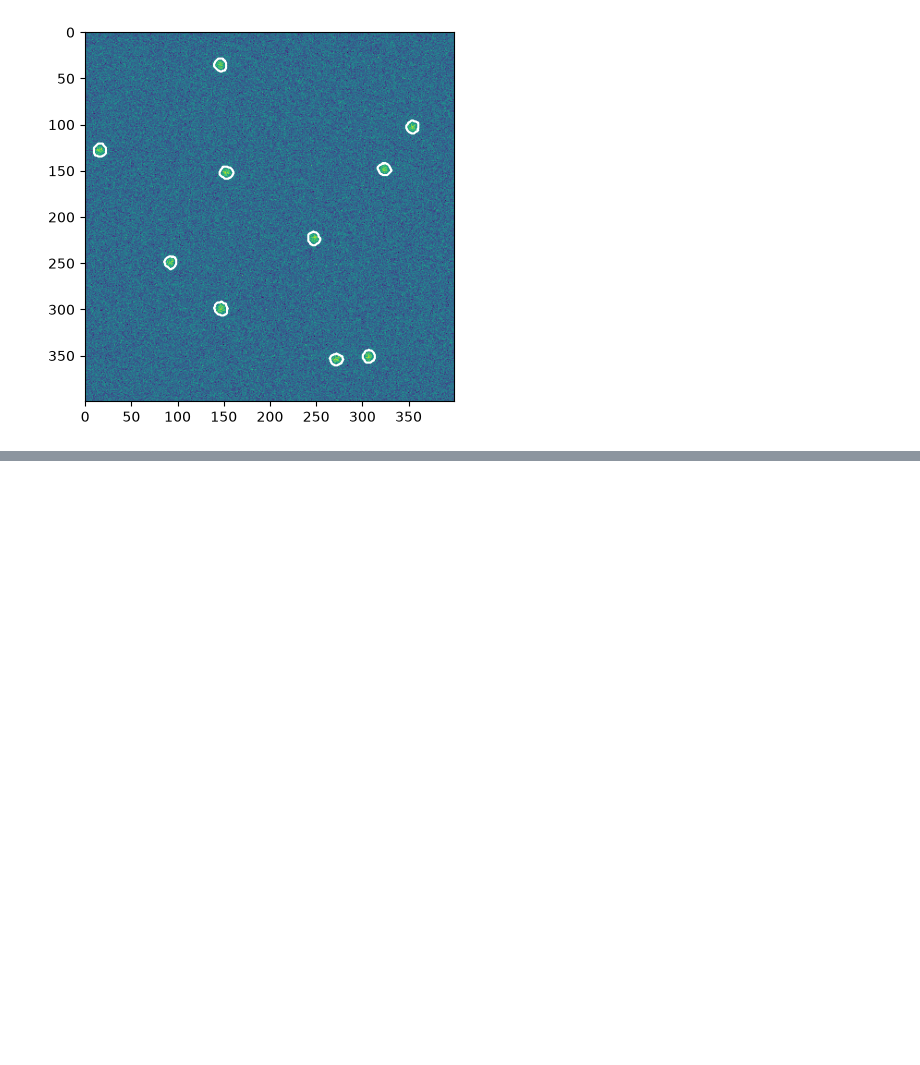
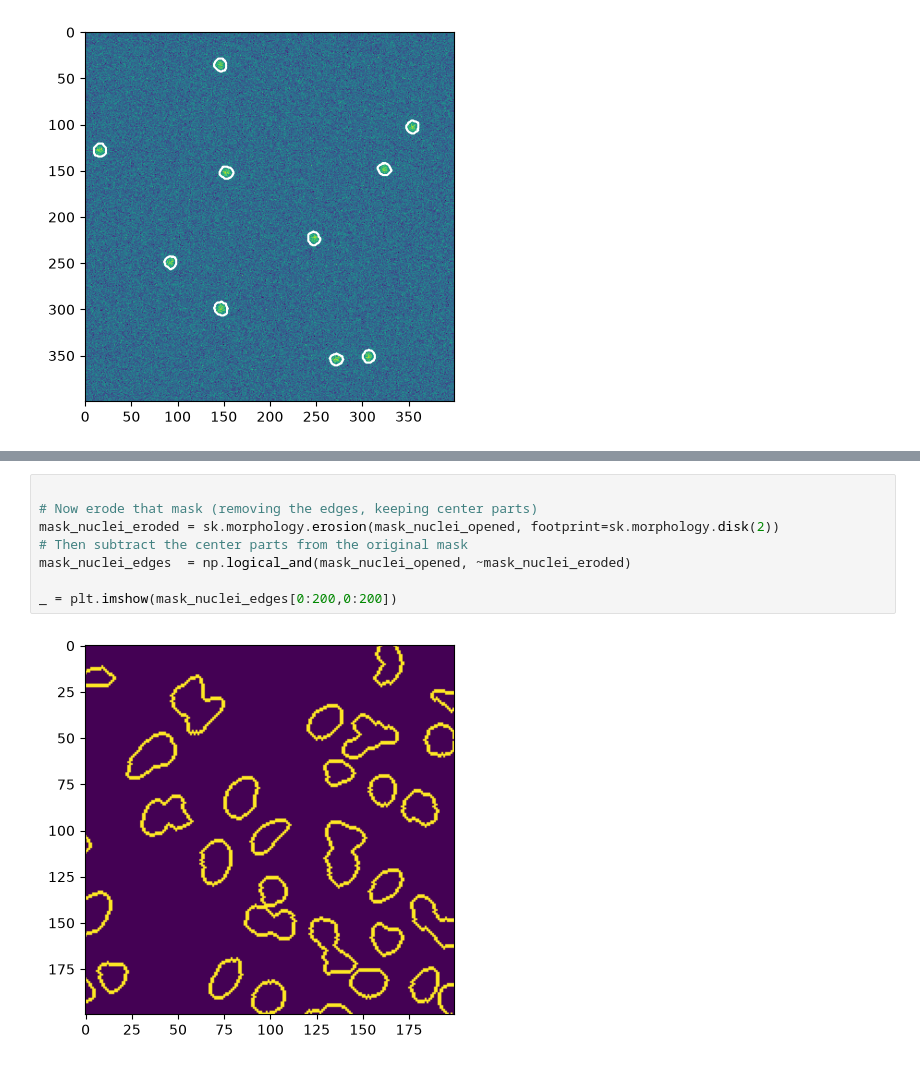
Before and after one commit to NL-BioImaging/NL-BioImageAnalysis-course2026, a Jupyter notebook: day_1/image_processing/Image_processing_fundamentals_pt1_answers.ipynb, the cells around one changed output, grey strips where cells are left out. Drawn from its saved outputs; the diff is of its cells as text; blank space fills up the shorter version.

```diff
--- a/day_1/image_processing/Image_processing_fundamentals_pt1_answers.ipynb
+++ b/day_1/image_processing/Image_processing_fundamentals_pt1_answers.ipynb
@@ -108,0 +87,10 @@ _ = plt.contour(mask_points, colors='w', levels=[0.5])
+# %%
+
+# Now erode that mask (removing the edges, keeping center parts)
+mask_nuclei_eroded = sk.morphology.erosion(mask_nuclei_opened, footprint=sk.morphology.disk(2))
+# Then subtract the center parts from the original mask
+mask_nuclei_edges  = np.logical_and(mask_nuclei_opened, ~mask_nuclei_eroded)
+
+_ = plt.imshow(mask_nuclei_edges[0:200,0:200])
+# %% [output]
+[figure, added]
```
Also changed, not shown: parts of 11 cells of this notebook, 3 other files.
